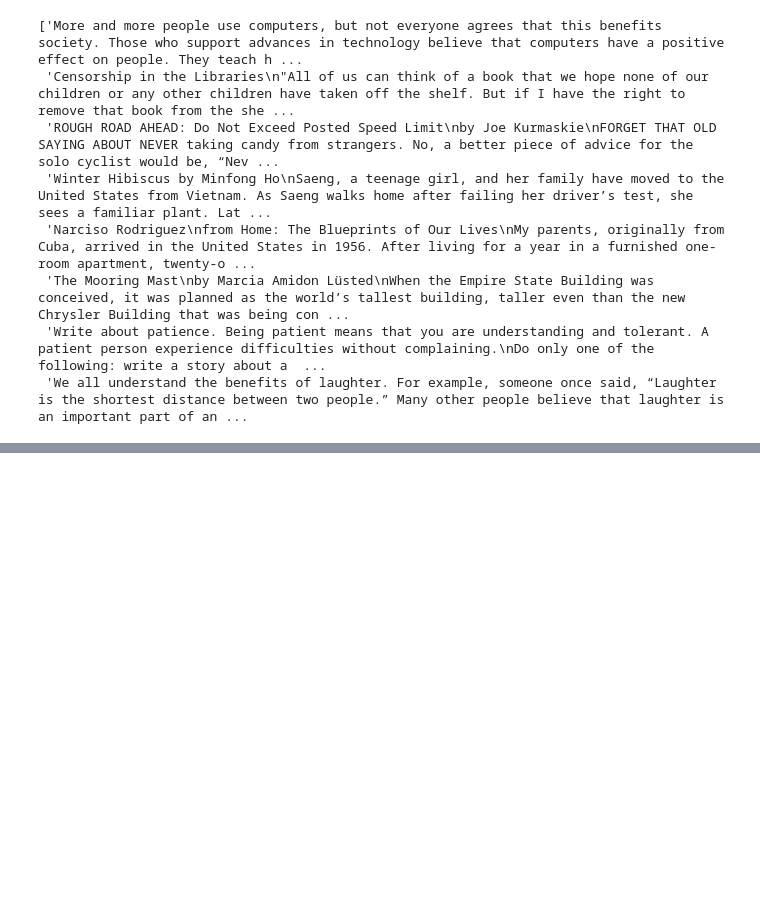
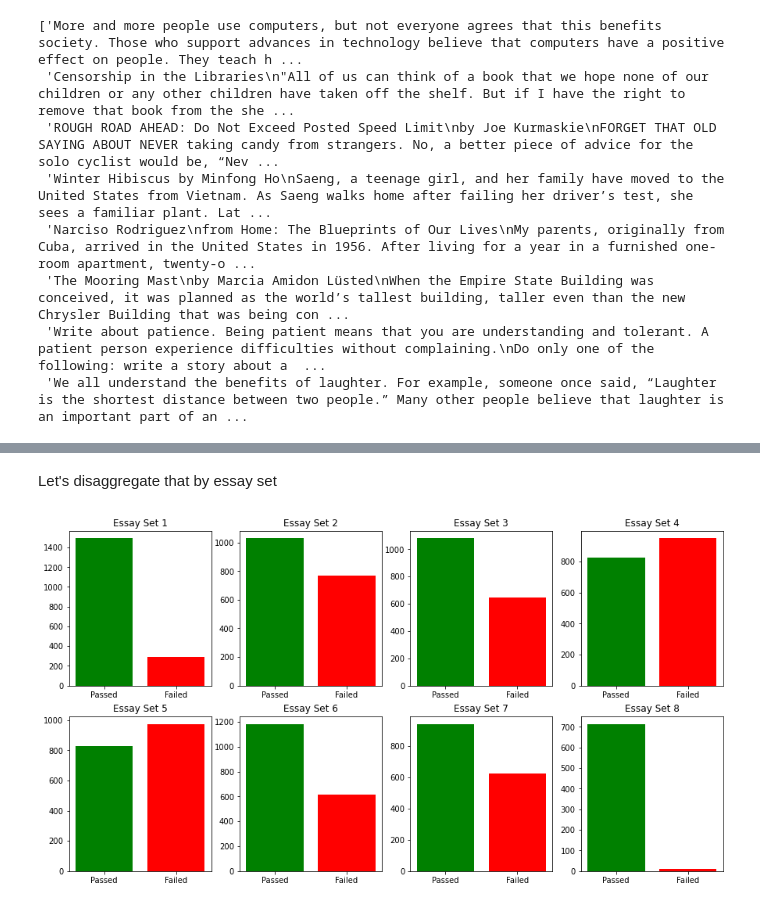
Before and after one commit to cbwright11/NLP-automated-essay-scoring, a Jupyter notebook: Essay EDA.ipynb, the cells around one changed output, grey strips where cells are left out. Saved outputs shown, nothing was run; the diff lists cells and outputs as text; code cells hidden in the pictures; blank space fills up the shorter version.

```diff
--- a/Essay EDA.ipynb
+++ b/Essay EDA.ipynb
@@ -378,0 +472,26 @@ essay_prompts
+# %% [markdown]
+Let's disaggregate that by essay set
+# %%
+sets = [train.loc[train["essay_set"]==i, :] for i in range(1, 9)]
+
+fig, axs = plt.subplots(nrows=2, ncols=4, figsize = (15, 8))
+heights = [[len(set_[set_["passed"]]), len(set_[set_["passed"]==False])] for set_ in sets]
+
+axs[0, 0].bar(x = ["Passed", "Failed"], height = heights[0], color = ["green", "red"])
+axs[0, 0].set_title("Essay Set 1")
+axs[0, 1].bar(x = ["Passed", "Failed"], height = heights[1], color = ["green", "red"])
+axs[0, 1].set_title("Essay Set 2")
+axs[0, 2].bar(x = ["Passed", "Failed"], height = heights[2], color = ["green", "red"])
+axs[0, 2].set_title("Essay Set 3")
+axs[0, 3].bar(x = ["Passed", "Failed"], height = heights[3], color = ["green", "red"])
+axs[0, 3].set_title("Essay Set 4")
+axs[1, 0].bar(x = ["Passed", "Failed"], height = heights[4], color = ["green", "red"])
+axs[1, 0].set_title("Essay Set 5")
+axs[1, 1].bar(x = ["Passed", "Failed"], height = heights[5], color = ["green", "red"])
+axs[1, 1].set_title("Essay Set 6")
+axs[1, 2].bar(x = ["Passed", "Failed"], height = heights[6], color = ["green", "red"])
+axs[1, 2].set_title("Essay Set 7")
+axs[1, 3].bar(x = ["Passed", "Failed"], height = heights[7], color = ["green", "red"])
+axs[1, 3].set_title("Essay Set 8");
+# %% [output]
+[figure, added]
```
Also changed, not shown: parts of 38 cells of this notebook.
